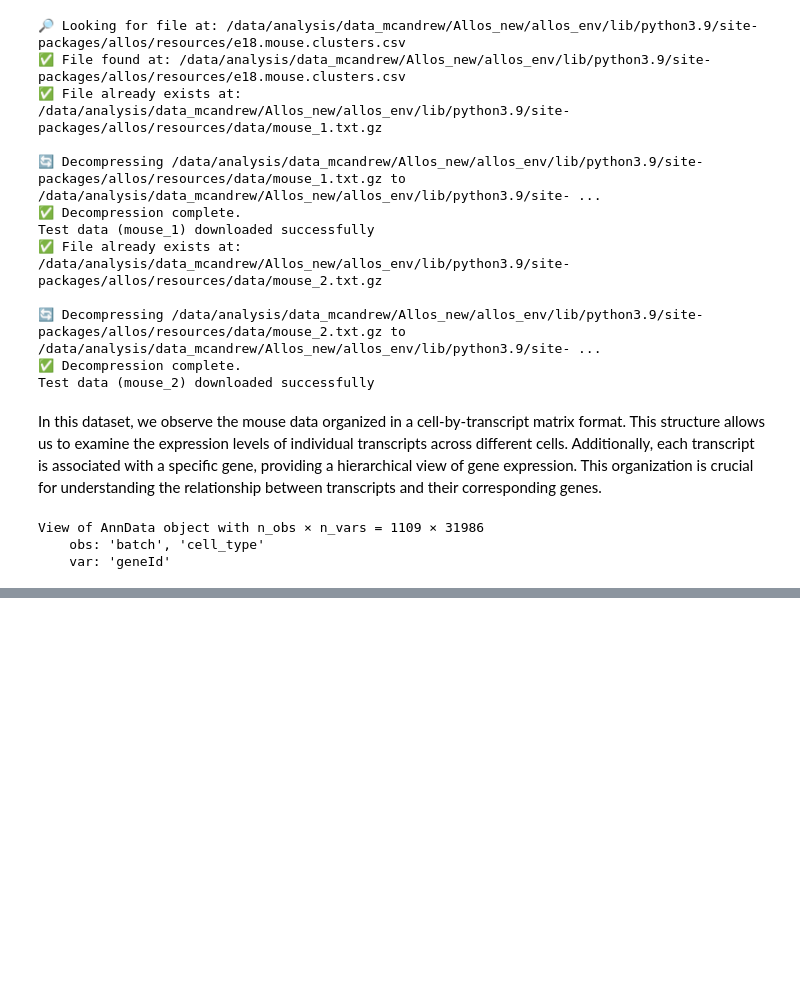
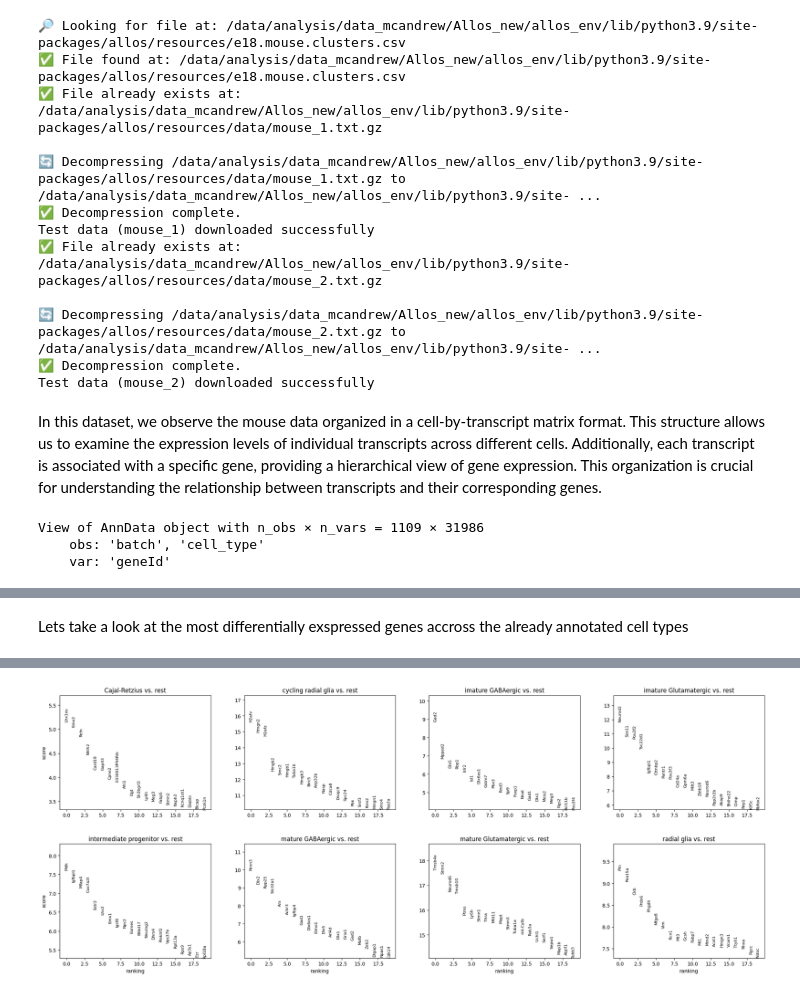
Before and after one commit to cobioda/allos, a Jupyter notebook: _proc/index.ipynb, the cells around one changed output, grey strips where cells are left out. Cells and saved outputs as stored; diff of their text form; code cells hidden in the pictures; blank space fills up the shorter version.

```diff
--- a/_proc/index.ipynb
+++ b/_proc/index.ipynb
@@ -70,0 +123,9 @@ sicelore_mouse_data.var.head(10).style
+# %% [markdown]
+Lets take a look at the most differentially exspressed genes accross the already annotated cell types
+# %%
+# Perform differential expression analysis to rank genes on the gene matrix
+sc.tl.rank_genes_groups(gene_anndata, 'cell_type', method='t-test')
+
+# Plot the ranked gene groups with adjusted figure size
+sc.pl.rank_genes_groups(gene_anndata, n_genes=20, sharey=False, figsize=(12, 10))
+# %% [output]
@@ -70,0 +133 @@ sicelore_mouse_data.var.head(10).style
+[figure, added]
```
Also changed, not shown: parts of 25 cells of this notebook, 31 other files.
